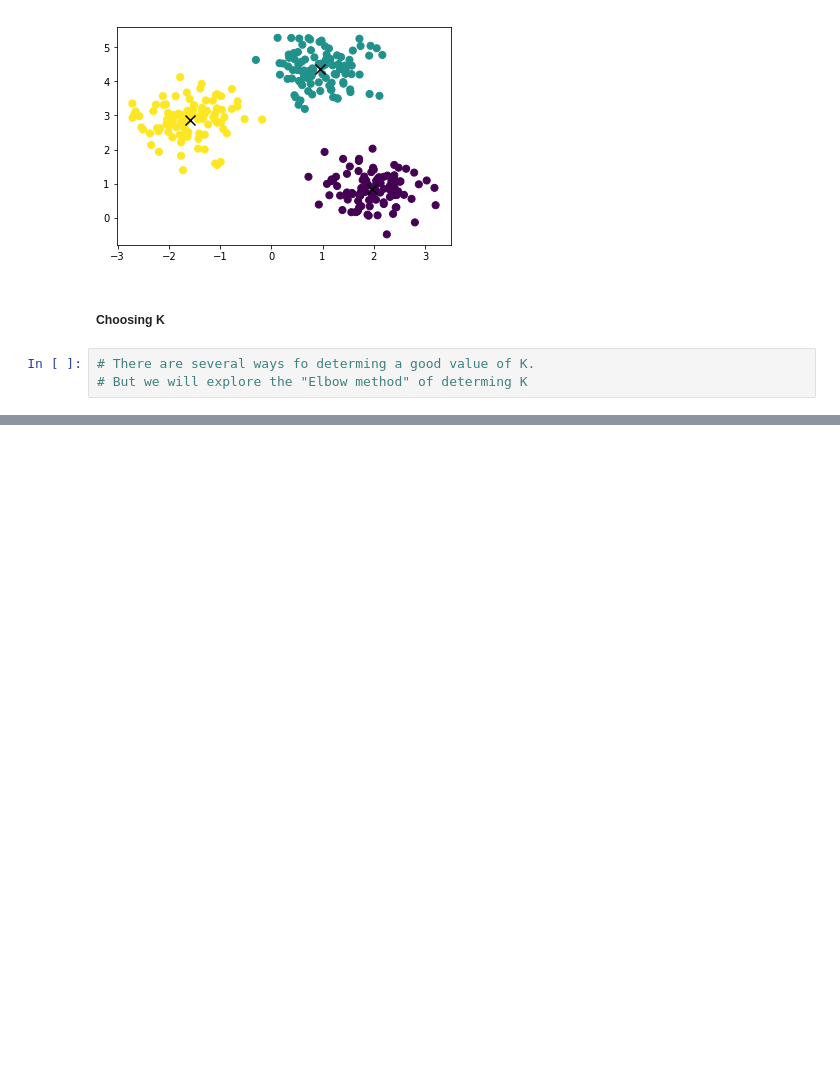
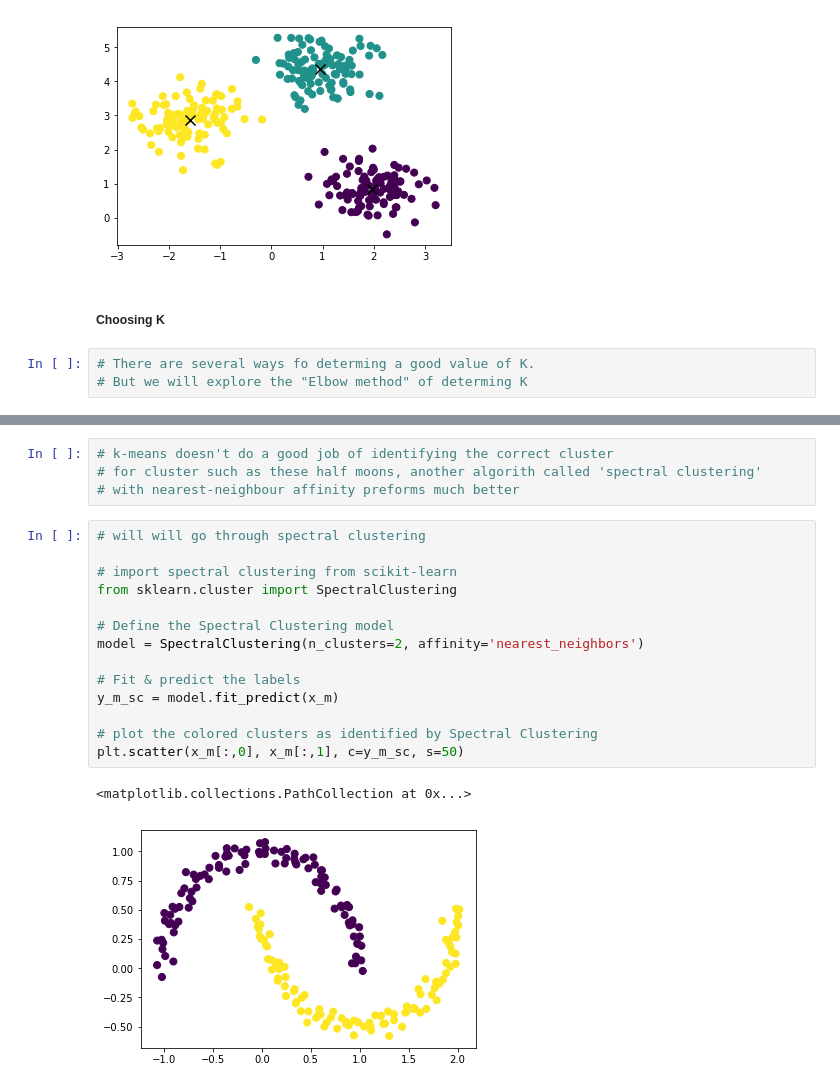
Before and after one commit to YAHYA-H/XRecomendationEngine, a Jupyter notebook: DataMiningTechniques/K-means clustering.ipynb, the cells around one changed output, grey strips where cells are left out. Saved outputs shown, nothing was run; the diff lists cells and outputs as text; blank space fills up the shorter version.

```diff
--- a/DataMiningTechniques/K-means clustering.ipynb
+++ b/DataMiningTechniques/K-means clustering.ipynb
@@ -67,0 +95,21 @@ plt.scatter(x=[j for j in range(1,9)],y=ss)
+# %%
+# k-means doesn't do a good job of identifying the correct cluster
+# for cluster such as these half moons, another algorith called 'spectral clustering'
+# with nearest-neighbour affinity preforms much better
+# %%
+# will will go through spectral clustering
+
+# import spectral clustering from scikit-learn
+from sklearn.cluster import SpectralClustering
+
+# Define the Spectral Clustering model
+model = SpectralClustering(n_clusters=2, affinity='nearest_neighbors')
+
+# Fit & predict the labels
+y_m_sc = model.fit_predict(x_m)
+
+# plot the colored clusters as identified by Spectral Clustering
+plt.scatter(x_m[:,0], x_m[:,1], c=y_m_sc, s=50)
+# %% [output]
+<matplotlib.collections.PathCollection at 0x...>
+[figure, added]
```
Also changed, not shown: parts of 4 cells of this notebook.
